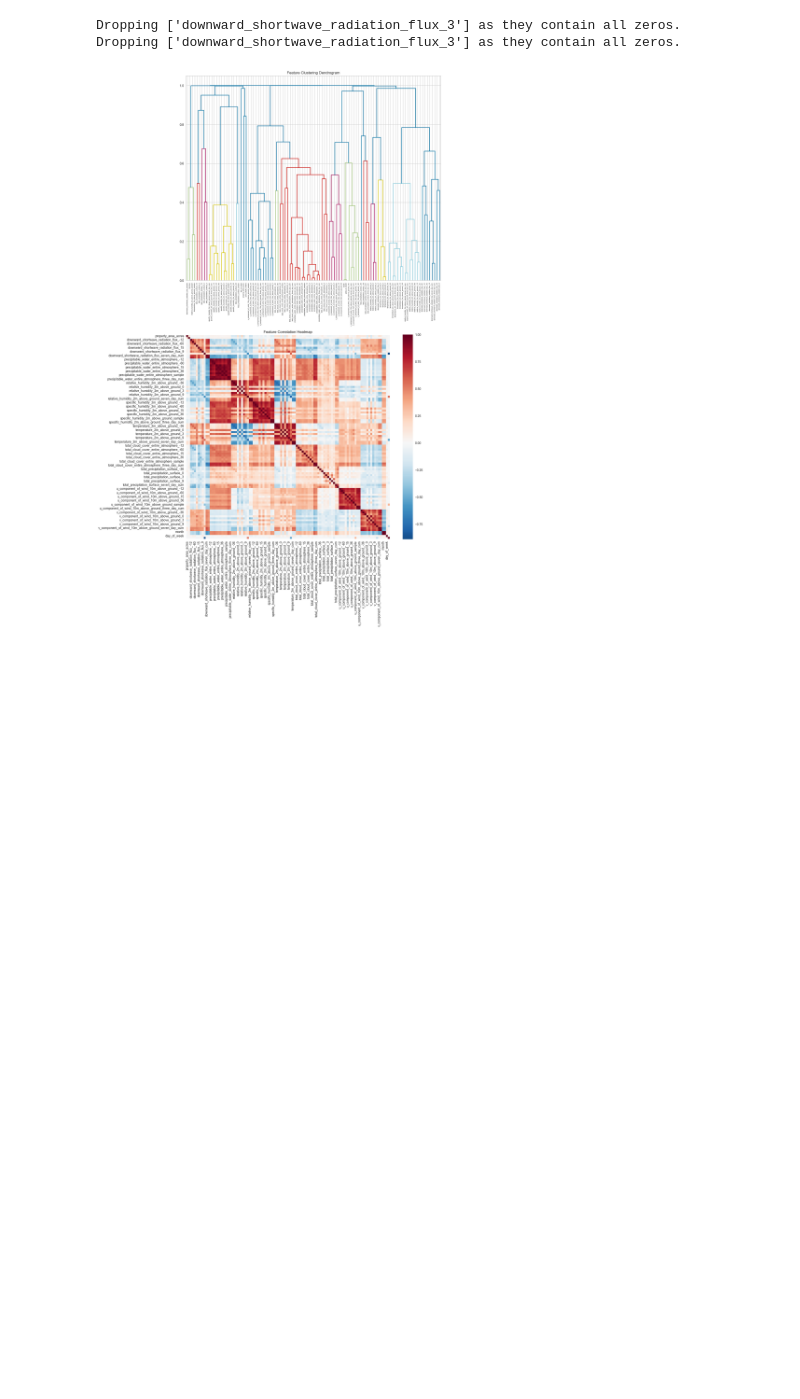
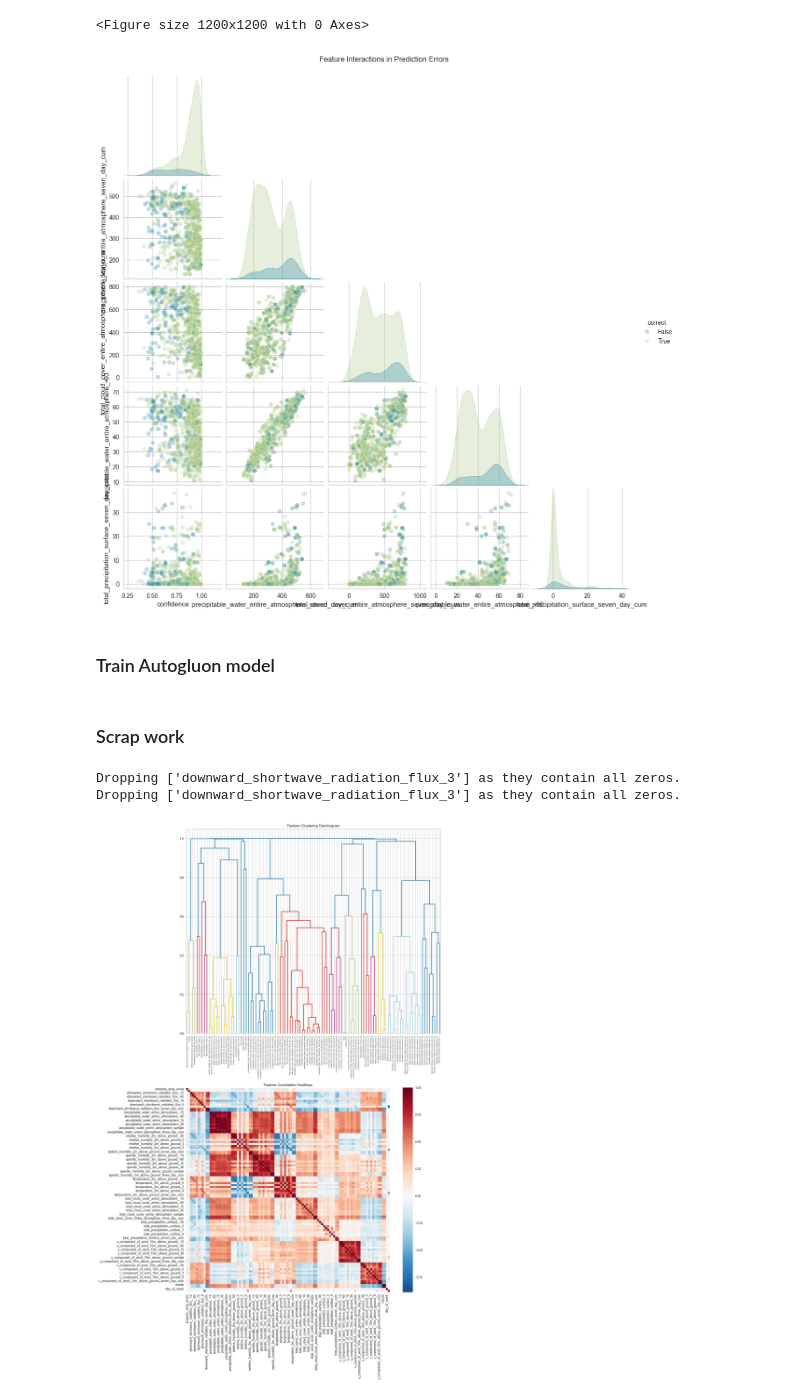
Before and after one commit to fish-welfare-initiative/fwi-predict, a Jupyter notebook: notebooks/14 prediction_simple.ipynb, the cells around one changed output. Cells and saved outputs as stored; diff of their text form; code cells hidden in the pictures; blank space fills up the shorter version.

Commit message:
add simple autogluon training

```diff
--- a/notebooks/14 prediction_simple.ipynb
+++ b/notebooks/14 prediction_simple.ipynb
@@ -464,0 +544,8 @@ for target, model_dict in final_models.items():
+# %%
+# Analyze errors
+error_df = analyze_prediction_errors(
+    model,
+    split_data['label_encoder'],
+    split_data['X_test'],
+    split_data['y_test']
+)
@@ -464,0 +650,11 @@ for target, model_dict in final_models.items():
+# %%
+# Analyze errors by feature ranges
+# feature_error_rates = analyze_errors_by_feature_ranges(error_df)
+
+# Analyze feature interactions
+analyze_feature_interactions_in_errors(error_df)
+# %% [output]
+<Figure size 1200x1200 with 0 Axes>
+[figure, added]
+# %% [markdown]
+### Train Autogluon model
@@ -465,3 +707,5 @@ for target, model_dict in final_models.items():
+# %% [markdown]
+### Scrap work
 # %%
 X = classify_df.drop(columns=target_columns).drop(columns='pond_area_acres')
 
```
Also changed, not shown: parts of 12 cells of this notebook, 12 other files.
